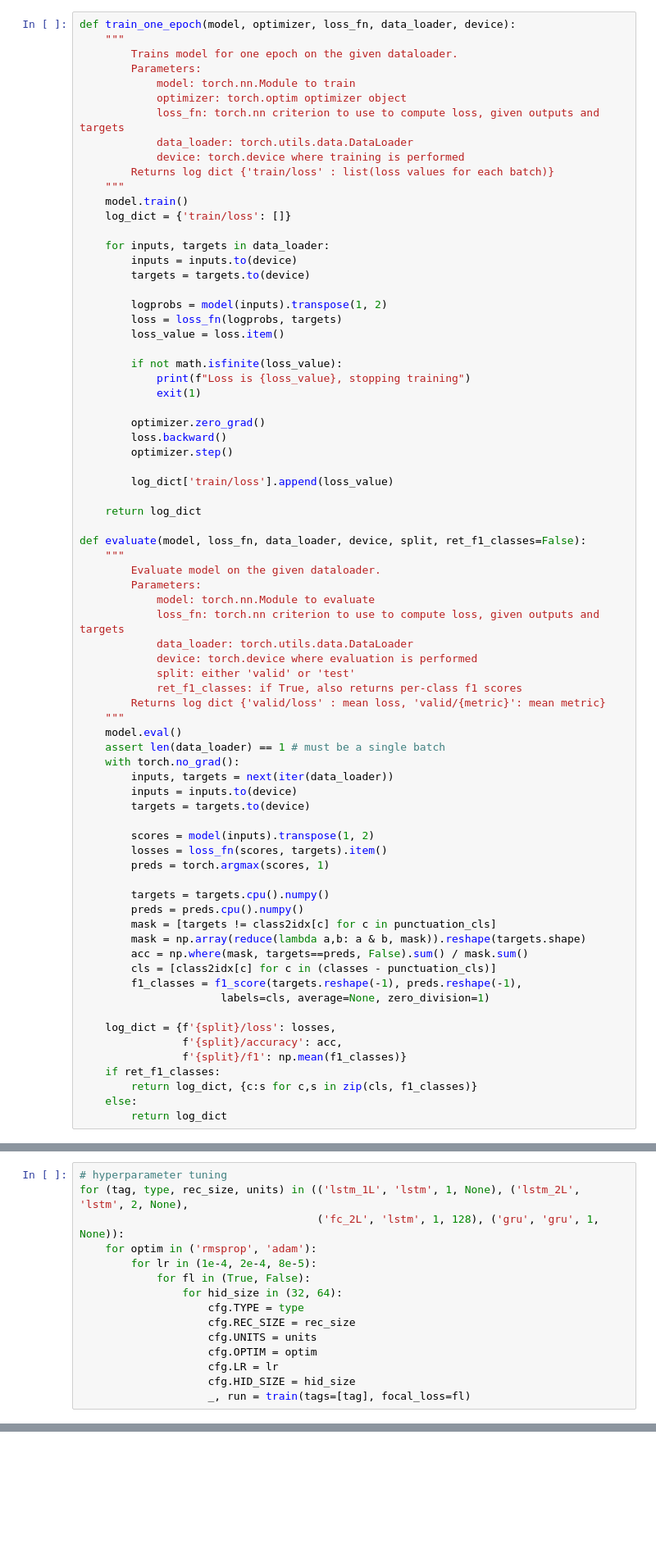
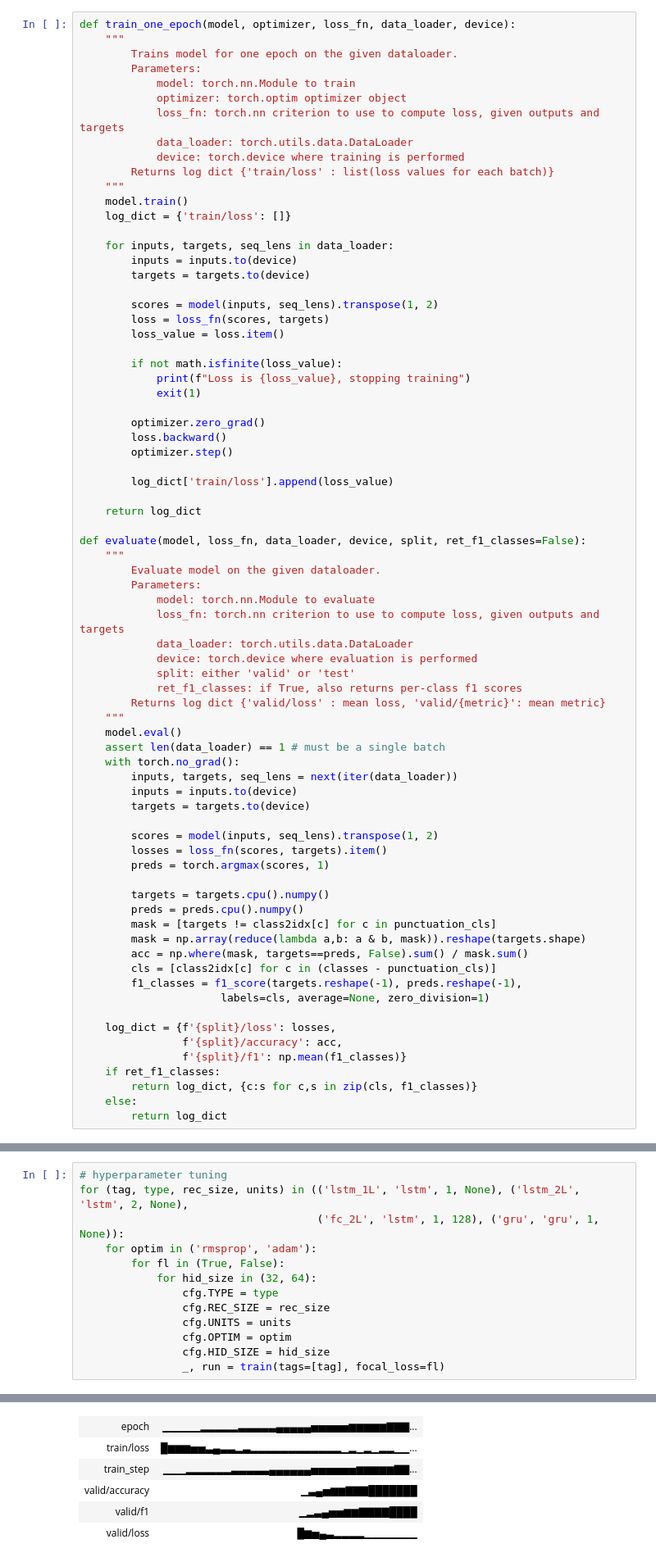
Before and after one commit to NLPetroni/assignment_one, a Jupyter notebook: solution.ipynb, the cells around one changed output, grey strips where cells are left out. Shown at 82% size. Saved outputs shown, nothing was run; the diff lists cells and outputs as text; blank space fills up the shorter version.

```diff
--- a/solution.ipynb
+++ b/solution.ipynb
@@ -313,12 +318,12 @@ def train_one_epoch(model, optimizer, loss_fn, data_loader, device):
     model.train()
     log_dict = {'train/loss': []}
 
-    for inputs, targets in data_loader:
+    for inputs, targets, seq_lens in data_loader:
         inputs = inputs.to(device)
         targets = targets.to(device)
 
-        logprobs = model(inputs).transpose(1, 2)
-        loss = loss_fn(logprobs, targets)
+        scores = model(inputs, seq_lens).transpose(1, 2)
+        loss = loss_fn(scores, targets)
         loss_value = loss.item()
 
         if not math.isfinite(loss_value):
@@ -348,11 +353,11 @@ def evaluate(model, loss_fn, data_loader, device, split, ret_f1_classes=False):
     model.eval()
     assert len(data_loader) == 1 # must be a single batch
     with torch.no_grad():
-        inputs, targets = next(iter(data_loader))
+        inputs, targets, seq_lens = next(iter(data_loader))
         inputs = inputs.to(device)
         targets = targets.to(device)
 
-        scores = model(inputs).transpose(1, 2)
+        scores = model(inputs, seq_lens).transpose(1, 2)
         losses = loss_fn(scores, targets).item()
         preds = torch.argmax(scores, 1)
 
@@ -473,14 +478,12 @@ def train(tags=None, verbose=False, test=False, number_token=False, focal_loss=F
 for (tag, type, rec_size, units) in (('lstm_1L', 'lstm', 1, None), ('lstm_2L', 'lstm', 2, None),
                                      ('fc_2L', 'lstm', 1, 128), ('gru', 'gru', 1, None)):
     for optim in ('rmsprop', 'adam'):
-        for lr in (1e-4, 2e-4, 8e-5):
-            for fl in (True, False):
-                for hid_size in (32, 64):
-                    cfg.TYPE = type
-                    cfg.REC_SIZE = rec_size
-                    cfg.UNITS = units
-                    cfg.OPTIM = optim
-                    cfg.LR = lr
-                    cfg.HID_SIZE = hid_size
-                    _, run = train(tags=[tag], focal_loss=fl)
+        for fl in (True, False):
+            for hid_size in (32, 64):
+                cfg.TYPE = type
+                cfg.REC_SIZE = rec_size
+                cfg.UNITS = units
+                cfg.OPTIM = optim
+                cfg.HID_SIZE = hid_size
+                _, run = train(tags=[tag], focal_loss=fl)
 # %% [output]
@@ -494,0 +494,6 @@ dependency_treebank already downloaded
+| epoch | ▁▁▁▁▁▂▂▂▂▂▃▃▃▃▃▄▄▄▄▄▅▅▅▅▅▆▆▆▆▆▇▇▇... |
+| train/loss | █▆▆▆▅▅▃▄▃▃▂▃▂▂▂▂▂▂▂▂▂▂▂▂▁▂▁▂▁▂▂▁▁... |
+| train_step | ▁▁▁▂▂▂▂▂▂▃▃▃▃▃▄▄▄▄▄▄▅▅▅▅▅▅▆▆▆▆▆▇▇... |
+| valid/accuracy | ▁▃▄▅▆▆▇▇▇███████ |
+| valid/f1 | ▁▂▃▄▅▅▆▆▇▇▇▇████ |
+| valid/loss | █▆▅▄▃▂▂▂▂▁▁▁▁▁▁▁ |
```
Also changed, not shown: parts of 5 cells of this notebook.
